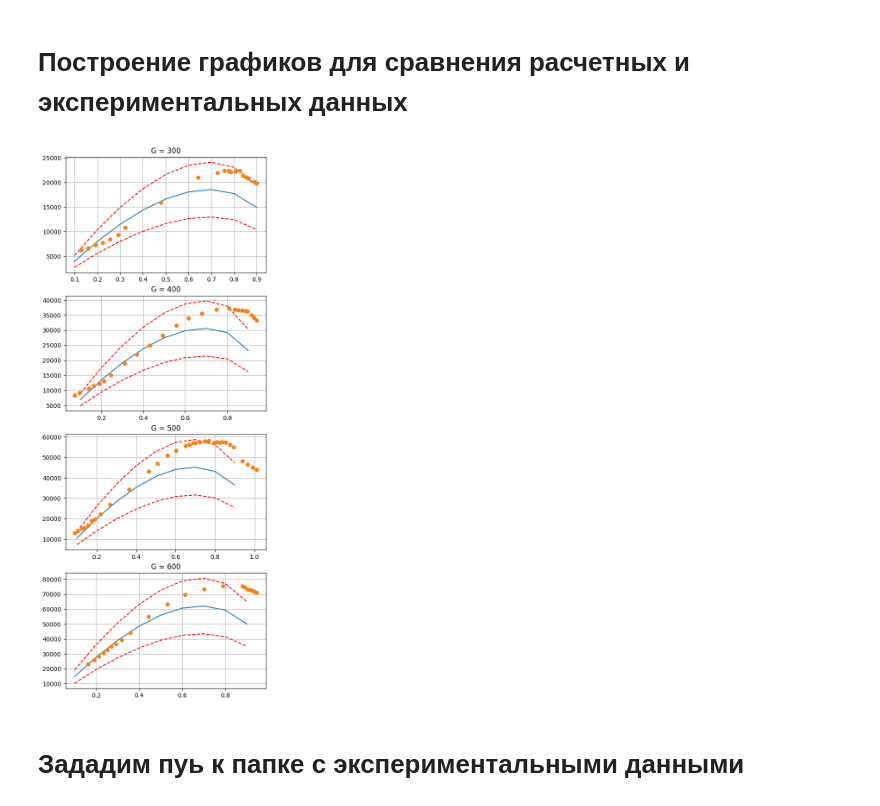
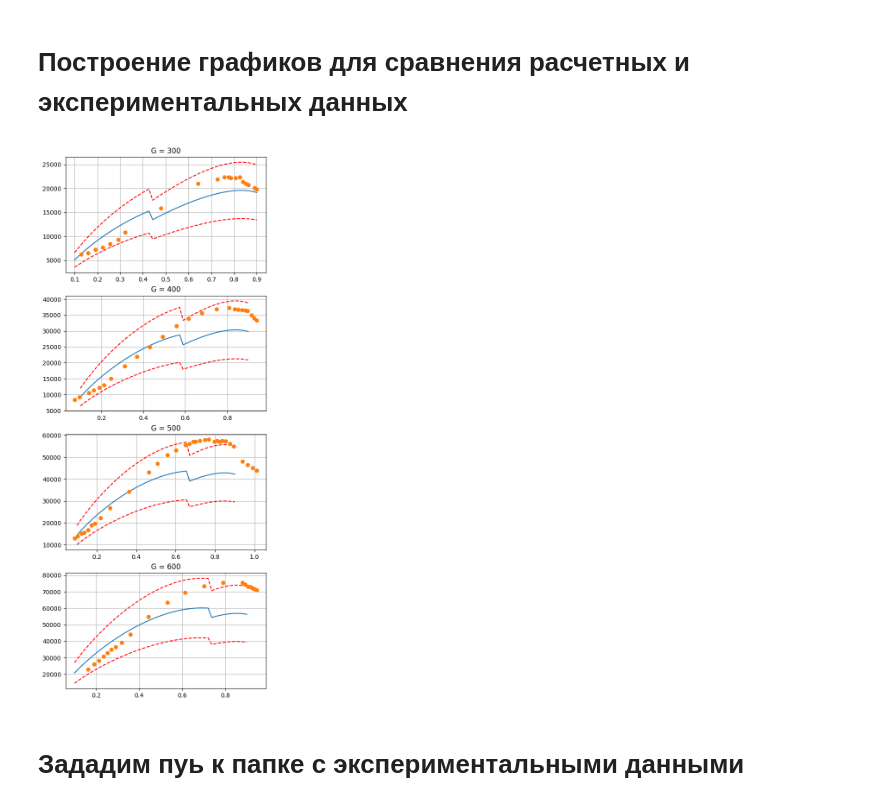
Before and after one commit to KeTeR111/NIR, a Jupyter notebook: main_class.ipynb, the cells around one changed output. Drawn from its saved outputs; the diff is of its cells as text; code cells hidden in the pictures.

```diff
--- a/main_class.ipynb
+++ b/main_class.ipynb
@@ -20,19 +20,13 @@ from class_DpDz import DpDz
 # Вводим термодинамические параметры
 # %%
 research_1 = {
-
         'Substance': 'CO2',
-        'Liquid density': 1125,
-        'Liquid viscosity': 0.00012,
-        'Gas density': 22.5,
-        'Gas viscosity': 0.000013,
-        'x': np.linspace(0.1, 0.9, 9),
+        'Temperature': -10,
+        'x': np.linspace(0.1, 0.9, 50),
         'G': np.array([300, 400, 500, 600])
-
         }
 
 research_2 = {
-
     'Substance': 'Nitrogen-95Ethanol',
     'Liquid density': 850,
     'Liquid viscosity': 1420 * 10**(-6),
@@ -40,20 +34,18 @@ research_2 = {
     'Gas viscosity': 7.7 * 10**(-6),
     'Liquid velocity': np.array([0.1, 0.4, 0.8]),
     'Gas velocity': np.array([i for i in range(5, 51, 5)])
-
     }
 # %% [markdown]
 # Создадим экземпляры класса расчета и зададим параметры установки
 # %%
-first_experimental_setup = DpDz(g=9.8155, ki=350, d=0.005, value_fb=False, thermodinamic_params=research_1)
+first_experimental_setup = DpDz(g=9.8155, ki=300, d=0.00142, value_fb=False, thermodinamic_params=research_1)
 second_experimental_setup = DpDz(g=9.8155, ki=300, d=0.005, value_fb=False, thermodinamic_params=research_2)
 # %% [markdown]
 # Запишем данные расчета в df
 # %%
 calculated_data = []
 for i in first_experimental_setup.calculate():
-    df = pd.DataFrame(i,columns=['jg', 'jl', 'B', 'dpdz', 'substance', 'Re liquid', 'Re gas'])
-    df = df.sort_values(['jg'], ignore_index=True)
+    df = pd.DataFrame(i)
     calculated_data.append(df)
 # %% [markdown]
 # Зададим пути к папке с экспериментальными данными
@@ -77,20 +68,19 @@ for file_path in graph_9.rglob('*'):
 # %%
 fig, ax = plt.subplots(nrows=4, ncols=1, figsize=(6, 16))
 
 for i in range(len(calculated_data)):
     x = research_1['x']
-    y = calculated_data[i]['dpdz']
+    y = calculated_data[i]['DpDz']
     x_exp = exp_df_9[i]['X']
     y_exp = exp_df_9[i]['Y']
     ax[i].plot(x, y)
     ax[i].plot(x, 0.7 * y, color='red', linestyle='--')
     ax[i].plot(x, 1.3 * y, color='red', linestyle='--')
     ax[i].plot(x_exp, y_exp * 1000, marker='o', linestyle='')
     ax[i].set_title(f'G = {research_1["G"][i]}' )
     ax[i].grid()
-#29845.1016122791
 # %% [output]
-[figure, old version]
+[figure, new version]
 # %% [markdown]
 # Зададим пуь к папке с экспериментальными данными
 # %%
```
Also changed, not shown: parts of 4 cells of this notebook, 21 other files.
